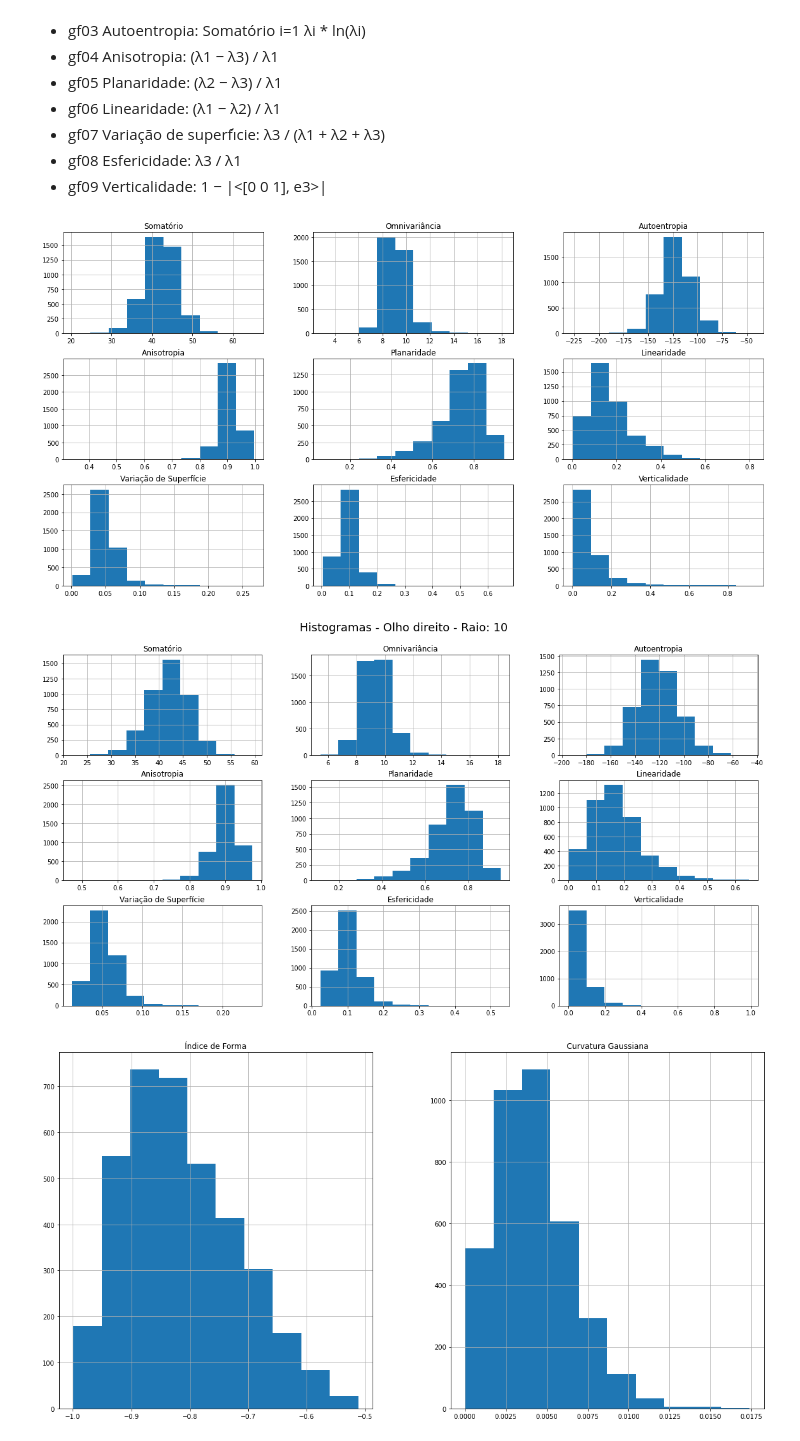
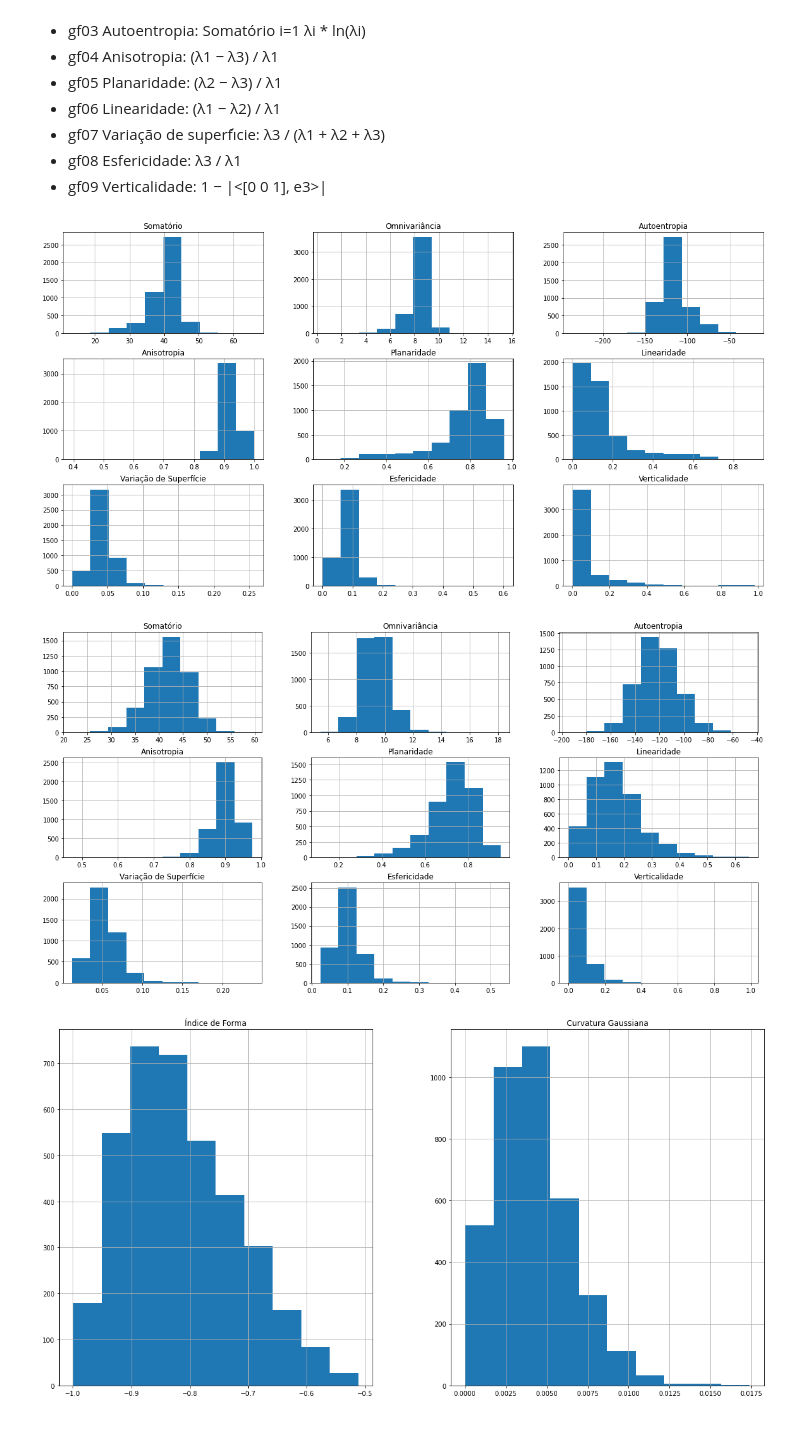
Before and after one commit to thalissonfelipe/landmarks, a Jupyter notebook: TCC - Análise dos descritores estudados.ipynb, the cells around one changed output. Cells and saved outputs as stored; diff of their text form; code cells hidden in the pictures.

```diff
--- a/TCC - Análise dos descritores estudados.ipynb
+++ b/TCC - Análise dos descritores estudados.ipynb
@@ -119,13 +119,13 @@ def plot_histograms(df,  point_name, figname, radius=10, expression=None):
 
     plt.show()
 # %%
-plot_histograms(df_le, '', 'olho-esquerdo-raio-10.pdf', radius=10)
+plot_histograms(df_nt, '', 'nariz-raio-10.pdf', radius=10)
 # %% [output]
-[figure, old version]
+[figure, new version]
 # %%
-plot_histograms(df_re, point_name='Olho direito', radius=10)
+plot_histograms(df_re, '', 'olho-direito-raio-10.pdf', radius=10)
 # %% [output]
-[figure, old version]
+[figure, new version]
 # %%
 def plot_histograms_si_gc(df,  point_name, figname, radius=10, expression=None):
     nrows, ncols = 1, 2
```
Also changed, not shown: parts of 4 cells of this notebook.
